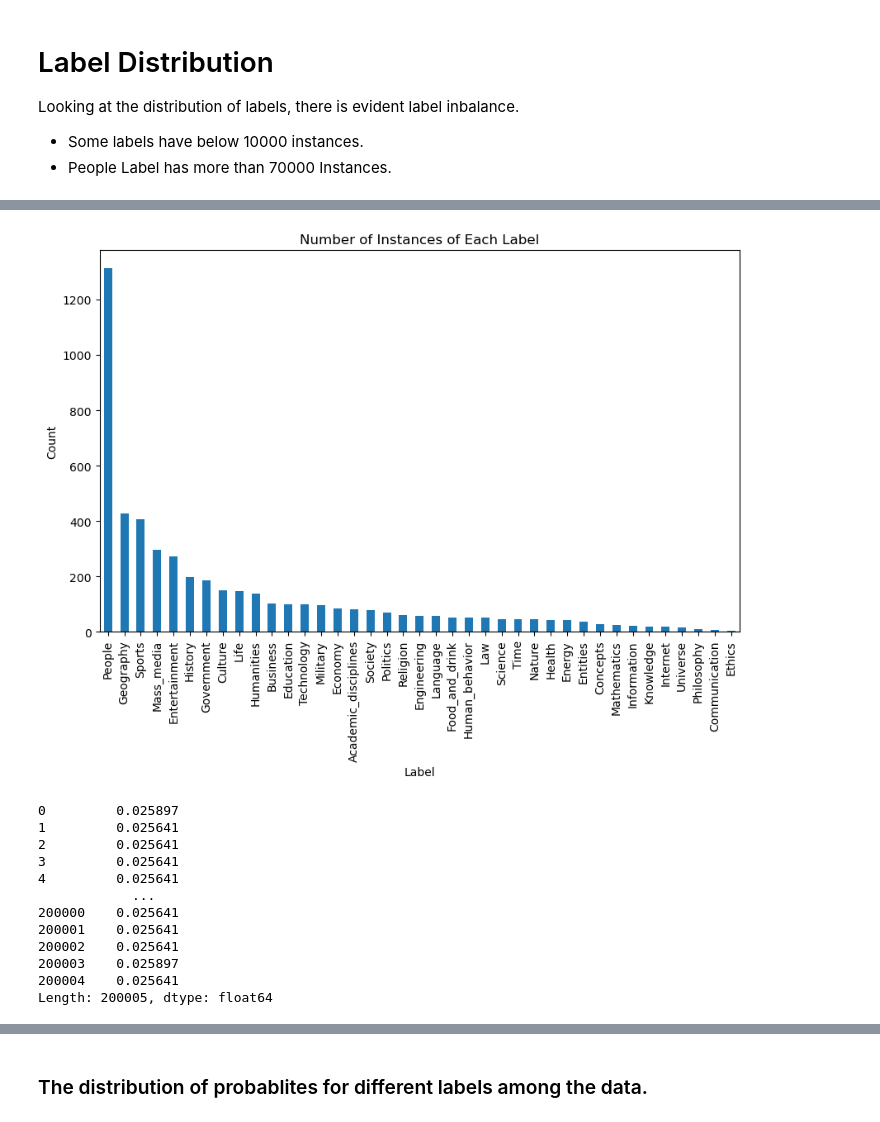
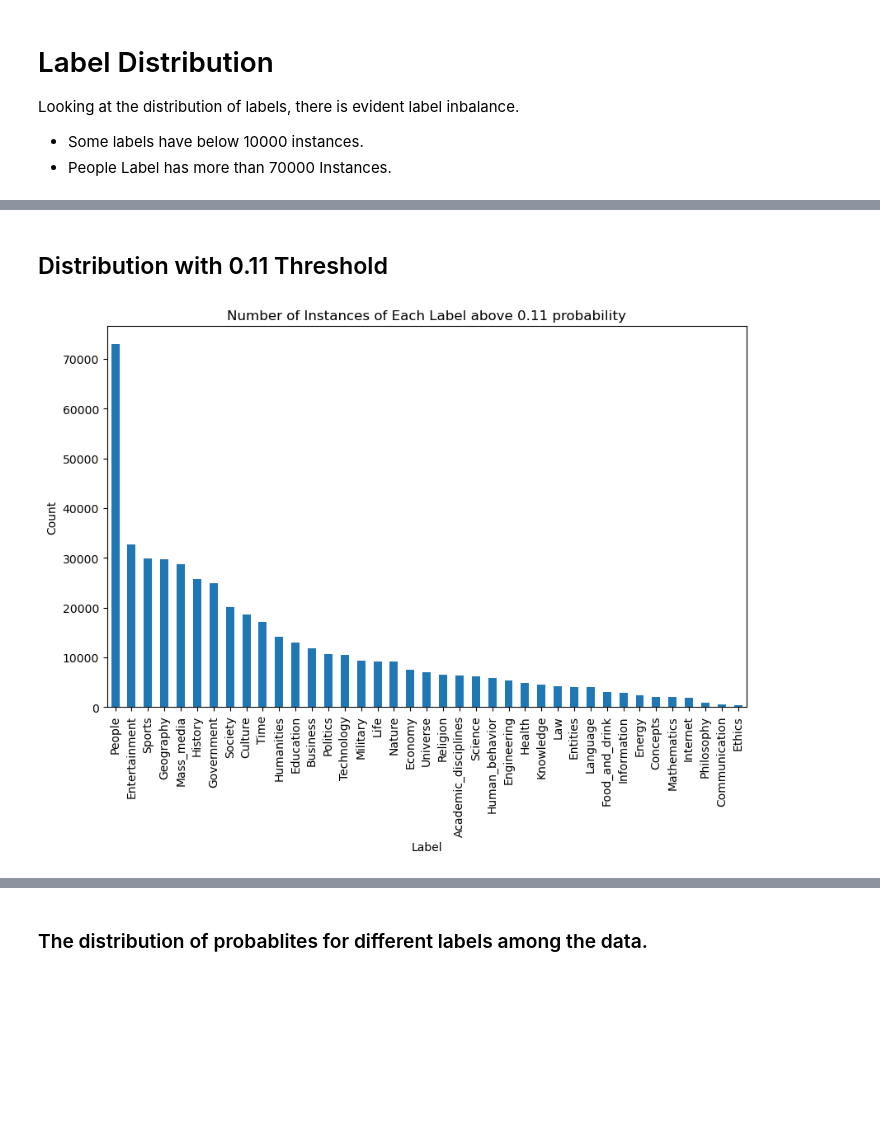
Before and after one commit to alexcalabrese/dsl_project, a Jupyter notebook: DS Lab - Project - Data Exploration.ipynb, the cells around one changed output, grey strips where cells are left out. Drawn from its saved outputs; the diff is of its cells as text; code cells hidden in the pictures; blank space fills up the shorter version.

```diff
--- a/DS Lab - Project - Data Exploration.ipynb
+++ b/DS Lab - Project - Data Exploration.ipynb
@@ -15,3 +19,2 @@ from sklearn.multioutput import MultiOutputRegressor
 # %%
-df = pd.read_parquet('sampled_data.parquet')
-text_Data_df = df.copy()
+df = pd.read_parquet('GenericMixOfTopic.parquet')
@@ -78,3 +194,6 @@ plt.show()
 Looking at the distribution of labels, there is evident label inbalance.
 - Some labels have below 10000 instances.
 - People Label has more than 70000 Instances.
+# %%
+# Create a new DataFrame containing only the labels
+labels_df = pd.DataFrame(df['topics_with_percentages'].tolist())
@@ -81,29 +202,13 @@ Looking at the distribution of labels, there is evident label inbalance.
 # %%
-import pandas as pd
-import json
+labels_df_above_0 = labels_df.applymap(lambda x: 1 if x > 0 else 0)
 
-text_Data_df = pd.read_parquet('GenericMixOfTopic.parquet')
-
-# Convert the binary dictionary to a dictionary format
-text_Data_df['topics_with_percentages'] = text_Data_df['topics_with_percentages'].apply(lambda x: json.loads(x.decode('utf-8')))
-
-# Create a new DataFrame containing only the labels
-labels_df = pd.DataFrame(text_Data_df['topics_with_percentages'].tolist())
-
-labels_df = labels_df.applymap(lambda x: 1 if x > 0 else 0)
-
-sums = labels_df.sum(axis=0).sort_values(ascending=False)
+sums = labels_df_above_0.sum(axis=0).sort_values(ascending=False)
 
 # bar chart for the number of instances of each label
 plt.figure(figsize=(10, 6))
 sums.plot(kind='bar')
 plt.xlabel('Label')
 plt.ylabel('Count')
-plt.title('Number of Instances of Each Label')
+plt.title('Number of Instances of Each Label above 0 probability')
 plt.show()
-
-# remove and release variable text_Data_df
-del text_Data_df
-
-# labels_df.head()
 # %% [output]
@@ -113,21 +230,16 @@ For getting more insight regarding the labeling, we take a look at labels that h
+# %% [markdown]
+## Distribution with 0.11 Threshold
 # %%
-sample_data = pd.read_parquet('sampled_data.parquet')
+labels_df_above_0_11 = labels_df.applymap(lambda x: 1 if x > 0.11 else 0)
 
-sample_data['topics_with_percentages'] = sample_data['topics_with_percentages'].apply(lambda x: json.loads(x.decode('utf-8')))
-
-# for each row, extract the label with the highest percentage
-sample_data['label'] = sample_data['topics_with_percentages'].apply(lambda x: max(x, key=x.get))
-
-label_dist = sample_data['label'].value_counts()
-
-label_dist.sort_values(ascending=False, inplace=True)
+sums = labels_df_above_0_11.sum(axis=0).sort_values(ascending=False)
 
 # bar chart for the number of instances of each label
 plt.figure(figsize=(10, 6))
-label_dist.plot(kind='bar')
+sums.plot(kind='bar')
 plt.xlabel('Label')
 plt.ylabel('Count')
-plt.title('Number of Instances of Each Label')
+plt.title('Number of Instances of Each Label above 0.11 probability')
 plt.show()
 # %% [output]
-[figure, old version]
+[figure, new version]
@@ -139,20 +245,0 @@ text_Data_df['topics_with_percentages'] = text_Data_df['topics_with_percentages'
-# %%
-# Create a new DataFrame containing only the labels
-labels_df = pd.DataFrame(text_Data_df['topics_with_percentages'].tolist())
-
-average_values = labels_df.mean(axis=1)
-
-average_values
-# %% [output]
-0         0.025897
-1         0.025641
-2         0.025641
-3         0.025641
-4         0.025641
-            ...
-200000    0.025641
-200001    0.025641
-200002    0.025641
-200003    0.025897
-200004    0.025641
-Length: 200005, dtype: float64
```
Also changed, not shown: parts of 76 cells of this notebook, 1 other file.
